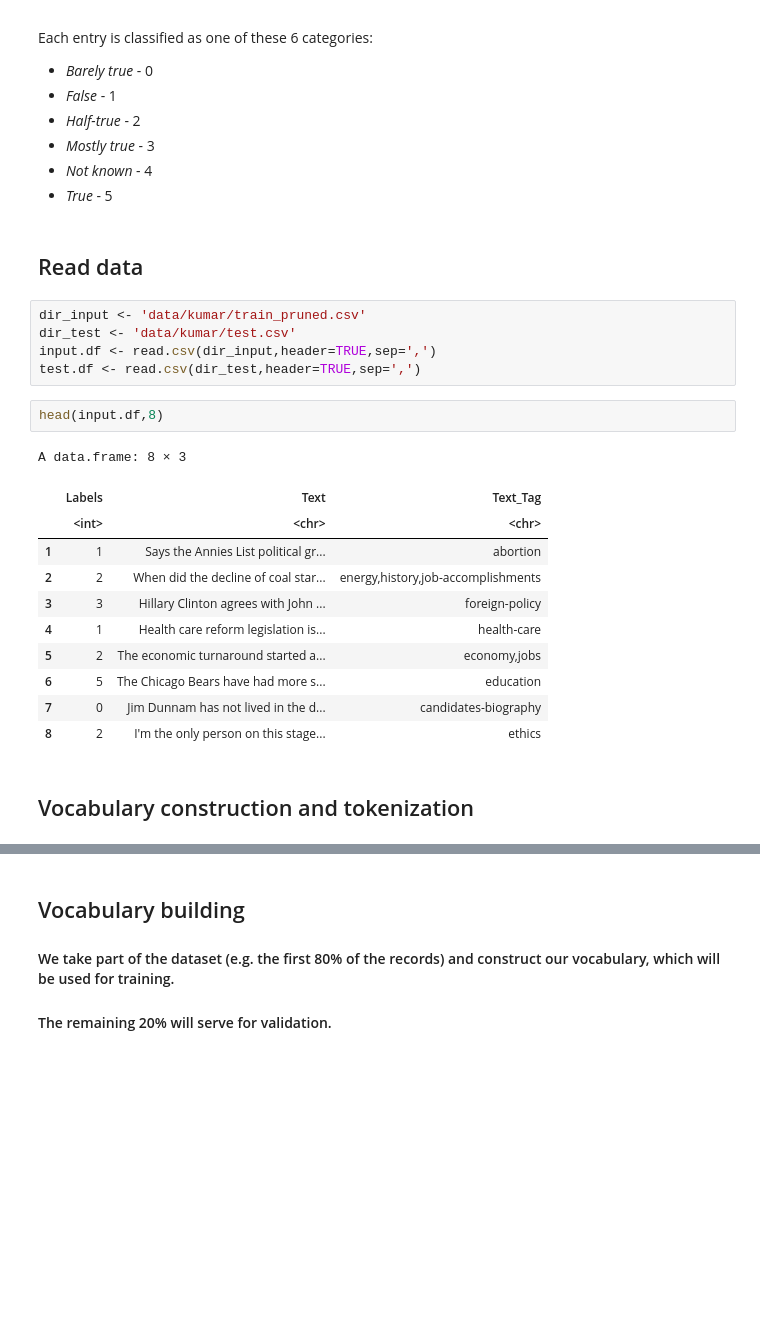
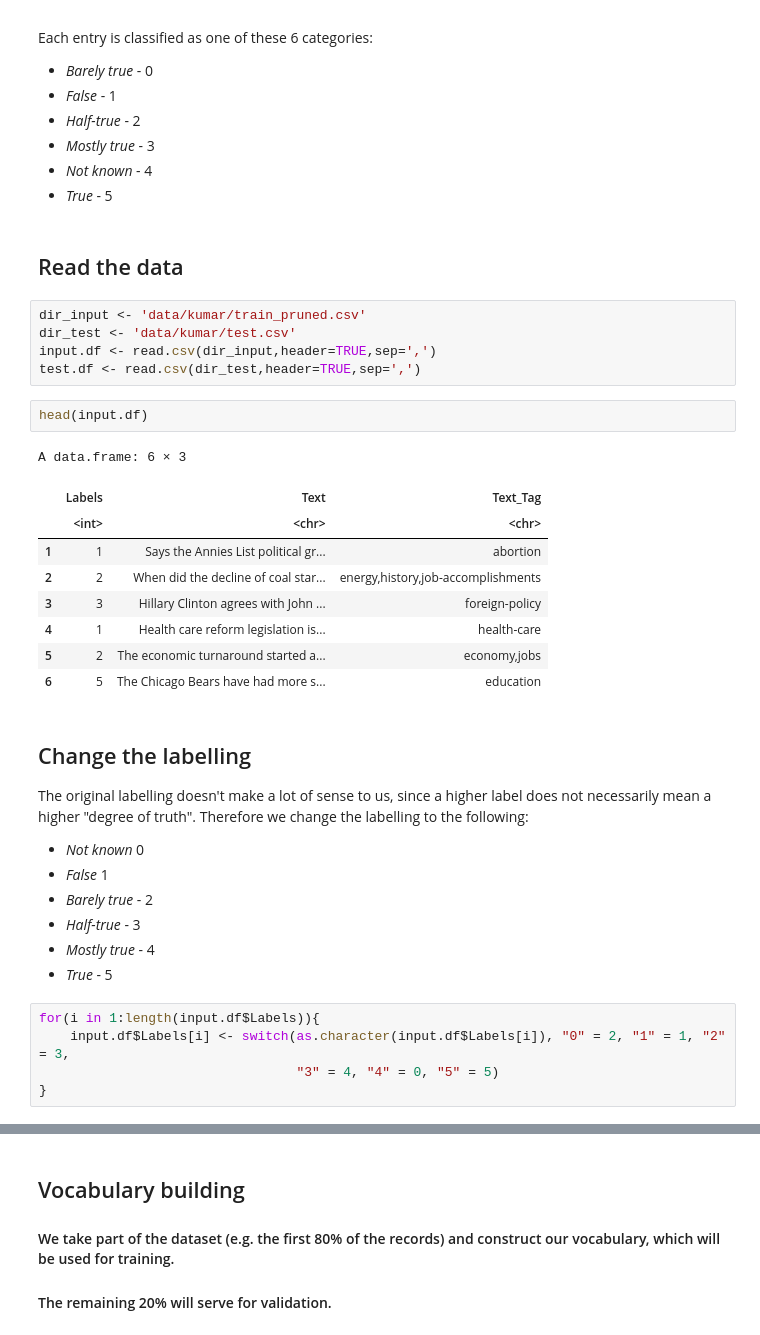
Before and after one commit to s1m0n32001/BayesianFakeNewsRecognition, a Jupyter notebook: read_split.ipynb, the cells around one changed output, grey strips where cells are left out. Drawn from its saved outputs; the diff is of its cells as text; blank space fills up the shorter version.

```diff
--- a/read_split.ipynb
+++ b/read_split.ipynb
@@ -56,25 +75,35 @@ Each entry is classified as one of these 6 categories:
 * *Not known* - 4
 * *True* - 5
 # %% [markdown]
-## Read data
+## Read the data
 # %%
 dir_input <- 'data/kumar/train_pruned.csv'
 dir_test <- 'data/kumar/test.csv'
 input.df <- read.csv(dir_input,header=TRUE,sep=',')
 test.df <- read.csv(dir_test,header=TRUE,sep=',')
 # %%
-head(input.df,8)
+head(input.df)
 # %% [output]
-A data.frame: 8 × 3
+A data.frame: 6 × 3
 |  | Labels | Text | Text_Tag |
 |  | <int> | <chr> | <chr> |
 | 1 | 1 | Says the Annies List political gr... | abortion |
 | 2 | 2 | When did the decline of coal star... | energy,history,job-accomplishments |
 | 3 | 3 | Hillary Clinton agrees with John ... | foreign-policy |
 | 4 | 1 | Health care reform legislation is... | health-care |
 | 5 | 2 | The economic turnaround started a... | economy,jobs |
 | 6 | 5 | The Chicago Bears have had more s... | education |
-| 7 | 0 | Jim Dunnam has not lived in the d... | candidates-biography |
-| 8 | 2 | I'm the only person on this stage... | ethics |
-# %% [markdown]
-## Vocabulary construction and tokenization
+# %% [markdown]
+## Change the labelling
+The original labelling doesn't make a lot of sense to us, since a higher label does not necessarily mean a higher "degree of truth". Therefore we change the labelling to the following:
+* *Not known* 0
+* *False* 1
+* *Barely true* - 2
+* *Half-true* - 3
+* *Mostly true* - 4
+* *True* - 5
+# %%
+for(i in 1:length(input.df$Labels)){
+    input.df$Labels[i] <- switch(as.character(input.df$Labels[i]), "0" = 2, "1" = 1, "2" = 3,
+                                 "3" = 4, "4" = 0, "5" = 5)
+}
```
Also changed, not shown: parts of 38 cells of this notebook.
